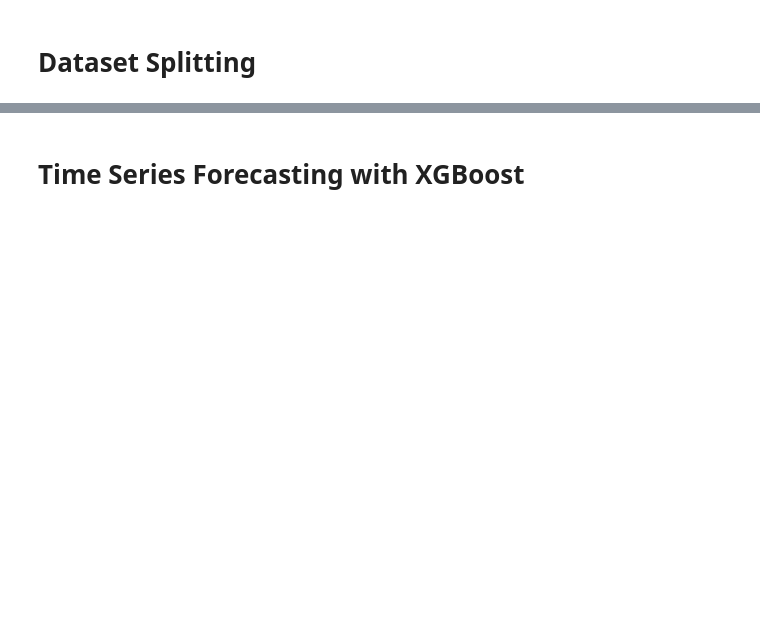
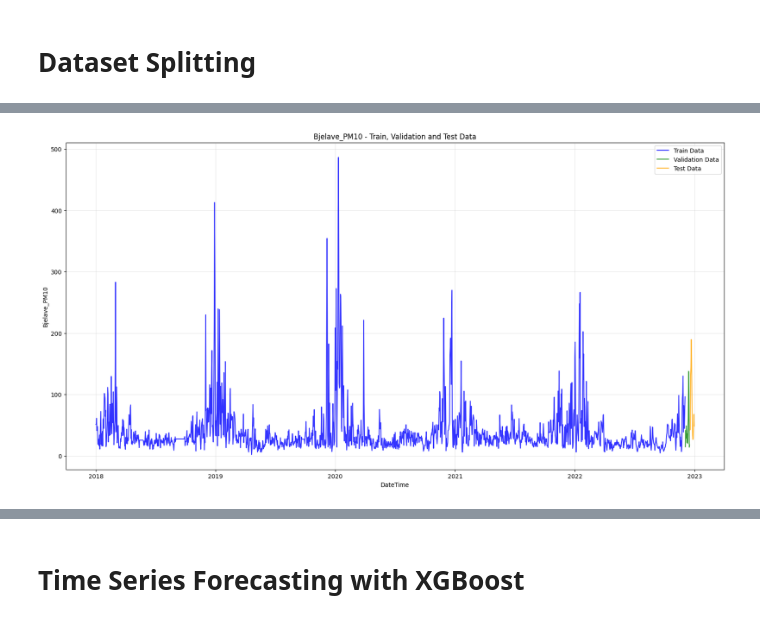
Before and after one commit to amit24af/SHAPforTSprediction, a Jupyter notebook: experiment_XGBoost.ipynb, the cells around one changed output, grey strips where cells are left out. Cells and saved outputs as stored; diff of their text form; code cells hidden in the pictures; blank space fills up the shorter version.

```diff
--- a/experiment_XGBoost.ipynb
+++ b/experiment_XGBoost.ipynb
@@ -200,0 +253,4 @@ for dataset in [train_data_combined_ws_thirty_dt, test_data_combined_ws_thirty_d
+# %%
+plot_train_val_test_data(train_data_combined_ws_week, val_data_combined_ws_week, test_data_combined_ws_week)
+# %% [output]
+[figure, added]
```
Also changed, not shown: parts of 116 cells of this notebook, 1 other file.
